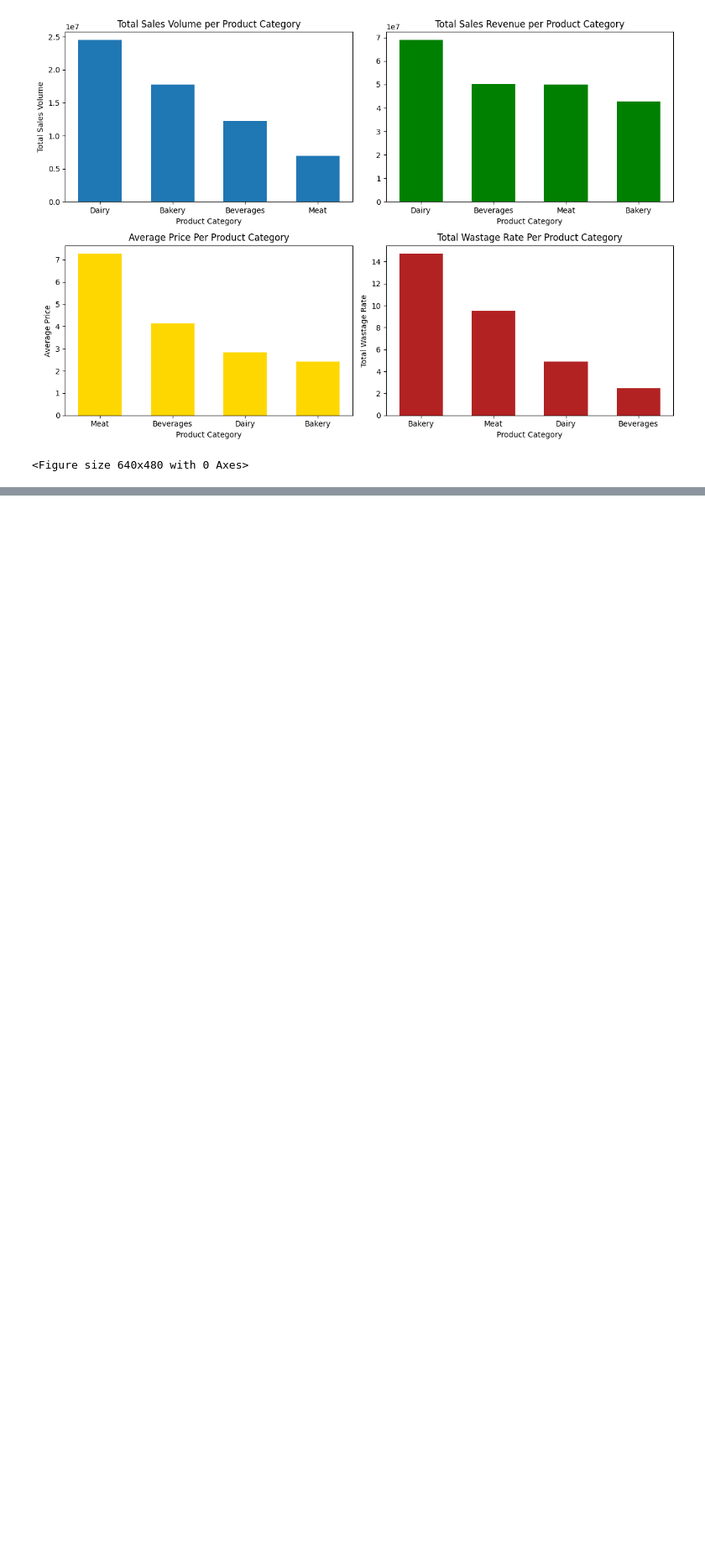
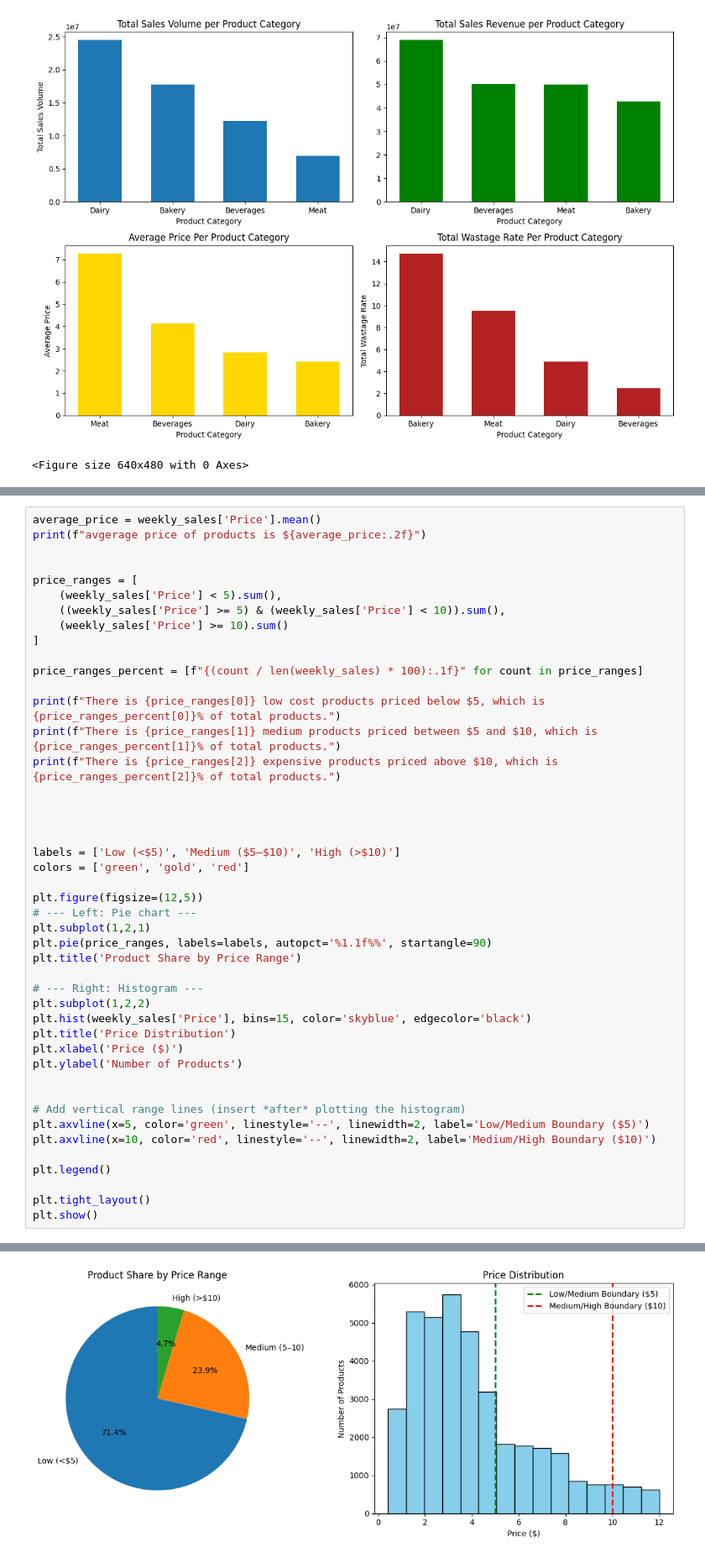
Before and after one commit to edwinaabam/FrostUK, a Jupyter notebook: EDA/eda2.ipynb, the cells around one changed output, grey strips where cells are left out. Shown at 84% size. Cells and saved outputs as stored; diff of their text form; blank space fills up the shorter version.

```diff
--- a/EDA/eda2.ipynb
+++ b/EDA/eda2.ipynb
@@ -230,0 +492,46 @@ plt.savefig("category_performance_dashboard.png", dpi=300, bbox_inches='tight')
+# %%
+average_price = weekly_sales['Price'].mean()
+print(f"avgerage price of products is ${average_price:.2f}")
+
+
+price_ranges = [
+    (weekly_sales['Price'] < 5).sum(),
+    ((weekly_sales['Price'] >= 5) & (weekly_sales['Price'] < 10)).sum(),
+    (weekly_sales['Price'] >= 10).sum()
+]
+
+price_ranges_percent = [f"{(count / len(weekly_sales) * 100):.1f}" for count in price_ranges]
+
+print(f"There is {price_ranges[0]} low cost products priced below $5, which is {price_ranges_percent[0]}% of total products.")
+print(f"There is {price_ranges[1]} medium products priced between $5 and $10, which is {price_ranges_percent[1]}% of total products.")
+print(f"There is {price_ranges[2]} expensive products priced above $10, which is {price_ranges_percent[2]}% of total products.")
+
+
+
+
+labels = ['Low (<$5)', 'Medium ($5–$10)', 'High (>$10)']
+colors = ['green', 'gold', 'red']
+
+plt.figure(figsize=(12,5))
+# --- Left: Pie chart ---
+plt.subplot(1,2,1)
+plt.pie(price_ranges, labels=labels, autopct='%1.1f%%', startangle=90)
+plt.title('Product Share by Price Range')
+
+# --- Right: Histogram ---
+plt.subplot(1,2,2)
+plt.hist(weekly_sales['Price'], bins=15, color='skyblue', edgecolor='black')
+plt.title('Price Distribution')
+plt.xlabel('Price ($)')
+plt.ylabel('Number of Products')
+
+
+# Add vertical range lines (insert *after* plotting the histogram)
+plt.axvline(x=5, color='green', linestyle='--', linewidth=2, label='Low/Medium Boundary ($5)')
+plt.axvline(x=10, color='red', linestyle='--', linewidth=2, label='Medium/High Boundary ($10)')
+
+plt.legend()
+
+plt.tight_layout()
+plt.show()
+# %% [output]
@@ -230,0 +542 @@ plt.savefig("category_performance_dashboard.png", dpi=300, bbox_inches='tight')
+[figure, added]
```
Also changed, not shown: parts of 42 cells of this notebook, 11 other files.
